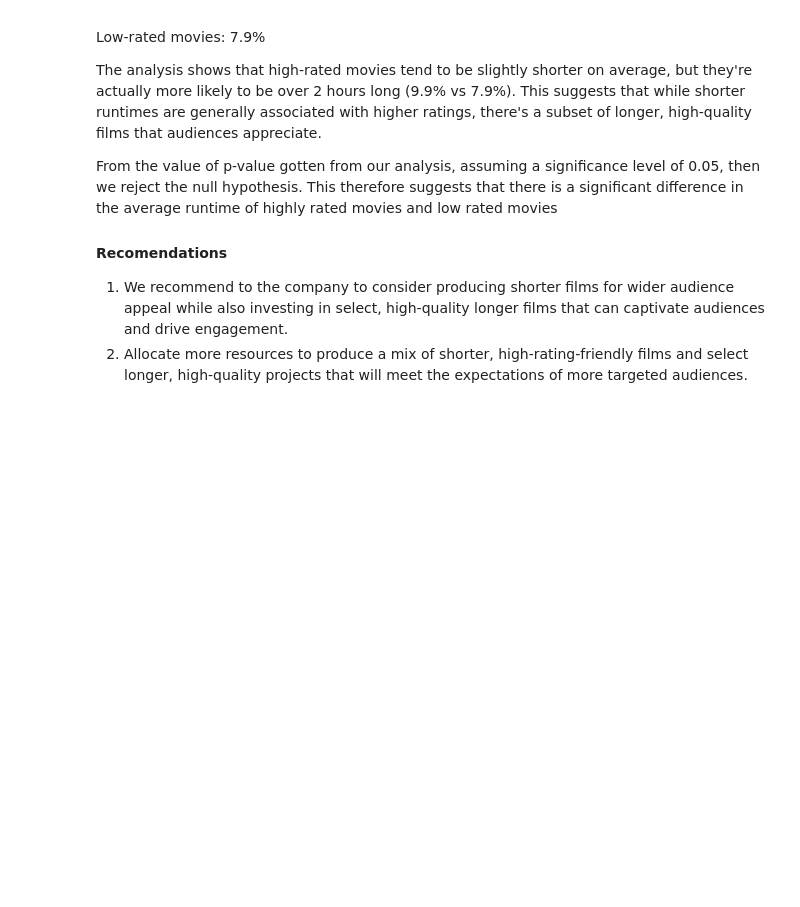
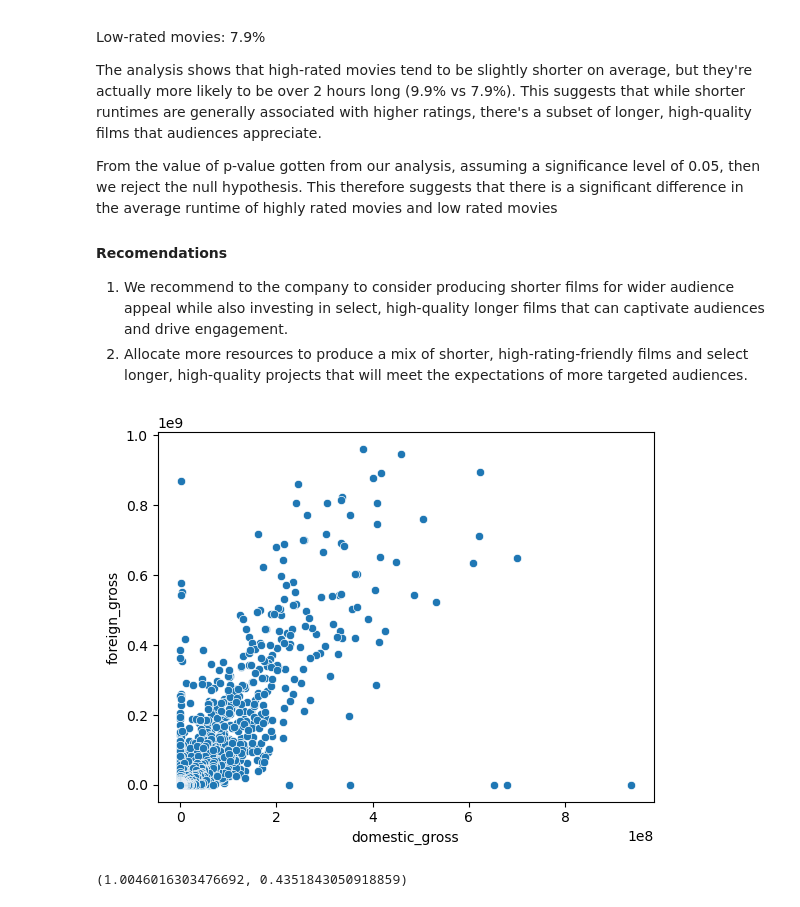
Before and after one commit to gkipkirui1/DSC_PT08P2_Phase_2_Project_Grp_1_Final, a Jupyter notebook: james_eda.ipynb, the cells around one changed output. Saved outputs shown, nothing was run; the diff lists cells and outputs as text; code cells hidden in the pictures; blank space fills up the shorter version.

Commit message:
Added some visualizations

```diff
--- a/james_eda.ipynb
+++ b/james_eda.ipynb
@@ -729,3 +729,12 @@ From the value of p-value gotten from our analysis, assuming a significance leve
 #### Recomendations
 1. We recommend to the company to consider producing shorter films for wider audience appeal while also investing in select, high-quality longer films that can captivate audiences and drive engagement.
 2. Allocate more resources to produce a mix of shorter, high-rating-friendly films and select longer, high-quality projects that will meet the expectations of more targeted audiences.
+# %%
+# Using Scatter plot to check linearity of domestic_gross and foreign_gross revenues
+cleaned_movie_gross = pd.read_csv("movie_gross_csv")
+X = cleaned_movie_gross["domestic_gross"]
+Y = cleaned_movie_gross["foreign_gross"]
+# %%
+sns.scatterplot(x=X,y=Y);
+# %% [output]
+[figure, added]
@@ -731,0 +750,7 @@ From the value of p-value gotten from our analysis, assuming a significance leve
+# %%
+# The model
+results = make_model(merged_df["domestic_gross"],merged_df["worldwide_gross"])
+
+linear_rainbow(results)
+# %% [output]
+(1.0046016303476692, 0.4351843050918859)
```
Also changed, not shown: parts of 5 cells of this notebook.
